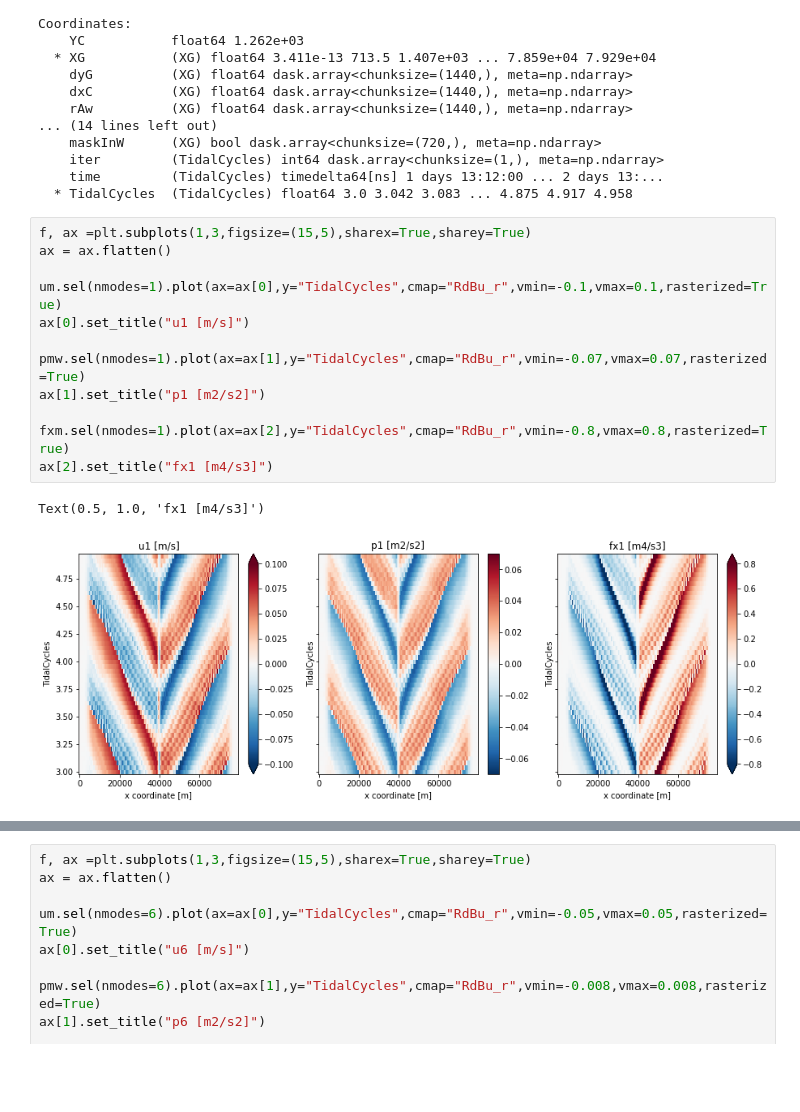
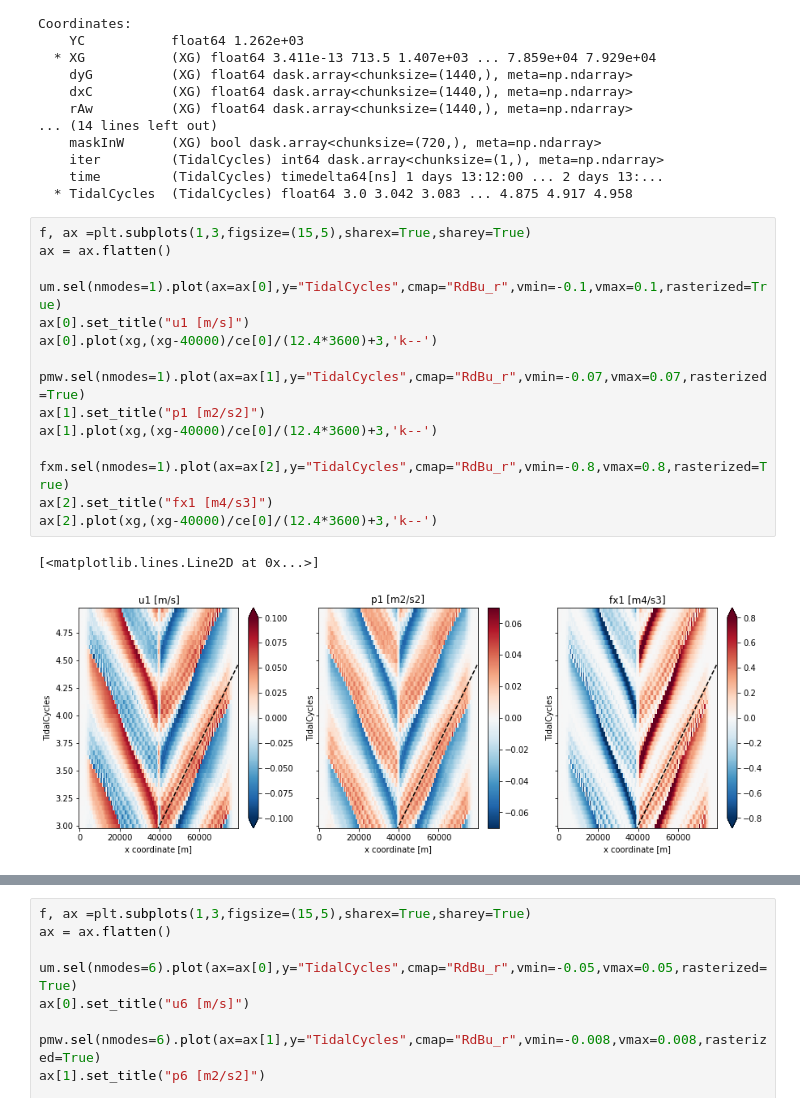
Before and after one commit to jiaxuanchang/cal_ModeEnergy, a Jupyter notebook: U008N0TopConst/cal_vertmodesEng_NEW_atiy50.ipynb, the cells around one changed output, grey strips where cells are left out. Cells and saved outputs as stored; diff of their text form; blank space fills up the shorter version.

Commit message:
Update cal_vertmodesEng_NEW_atiy50.ipynb
add phase speed line

```diff
--- a/U008N0TopConst/cal_vertmodesEng_NEW_atiy50.ipynb
+++ b/U008N0TopConst/cal_vertmodesEng_NEW_atiy50.ipynb
@@ -250,15 +250,18 @@ Coordinates:
 # %%
 f, ax =plt.subplots(1,3,figsize=(15,5),sharex=True,sharey=True)
 ax = ax.flatten()
 
 um.sel(nmodes=1).plot(ax=ax[0],y="TidalCycles",cmap="RdBu_r",vmin=-0.1,vmax=0.1,rasterized=True)
 ax[0].set_title("u1 [m/s]")
+ax[0].plot(xg,(xg-40000)/ce[0]/(12.4*3600)+3,'k--')
 
 pmw.sel(nmodes=1).plot(ax=ax[1],y="TidalCycles",cmap="RdBu_r",vmin=-0.07,vmax=0.07,rasterized=True)
 ax[1].set_title("p1 [m2/s2]")
+ax[1].plot(xg,(xg-40000)/ce[0]/(12.4*3600)+3,'k--')
 
 fxm.sel(nmodes=1).plot(ax=ax[2],y="TidalCycles",cmap="RdBu_r",vmin=-0.8,vmax=0.8,rasterized=True)
 ax[2].set_title("fx1 [m4/s3]")
+ax[2].plot(xg,(xg-40000)/ce[0]/(12.4*3600)+3,'k--')
 # %% [output]
-Text(0.5, 1.0, 'fx1 [m4/s3]')
+[<matplotlib.lines.Line2D at 0x...>]
-[figure, old version]
+[figure, new version]
```
Also changed, not shown: parts of 9 cells of this notebook.
